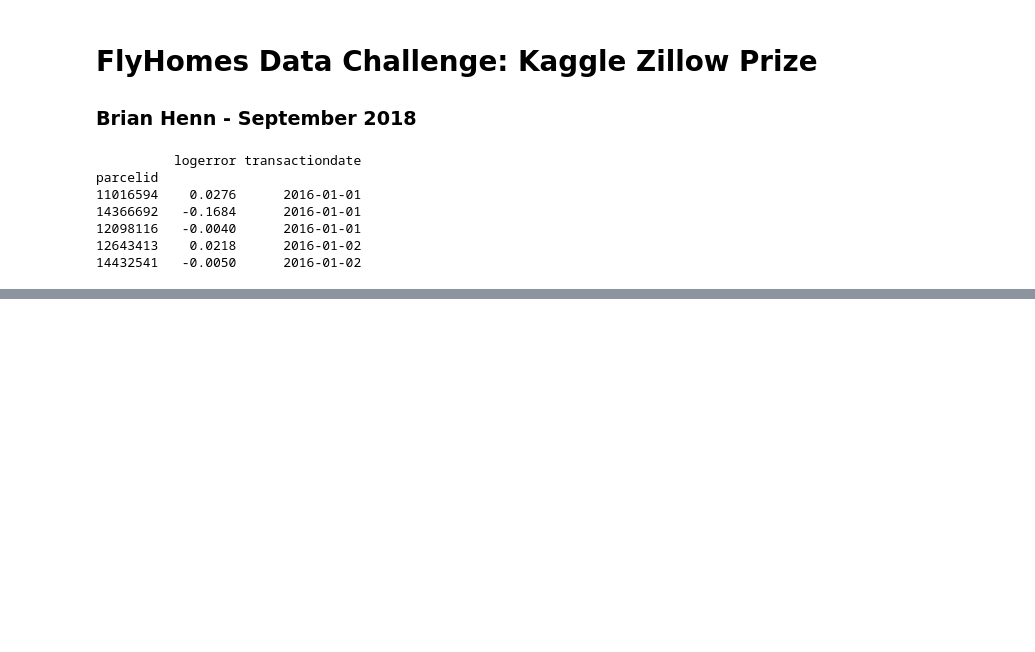
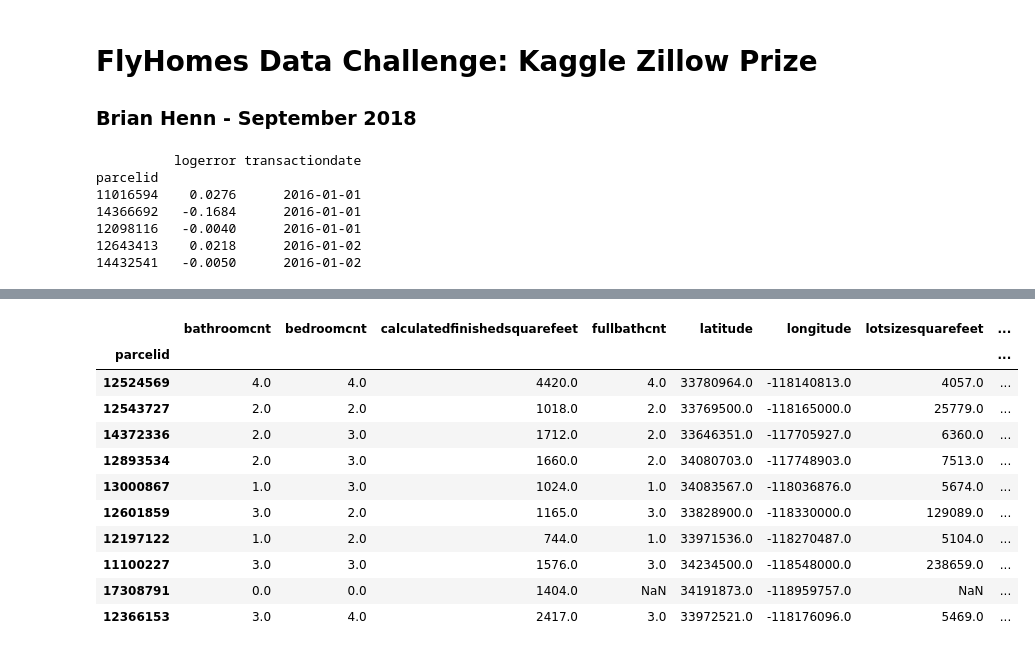
Before and after one commit to brianhenn/flyhomes-kaggle-zillow-challenge, a Jupyter notebook: Henn-Notebook-FlyHomes-Kaggle-Zillow.ipynb, the cells around one changed output, grey strips where cells are left out. Cells and saved outputs as stored; diff of their text form; code cells hidden in the pictures; blank space fills up the shorter version.

Commit message:
predictions output

```diff
--- a/Henn-Notebook-FlyHomes-Kaggle-Zillow.ipynb
+++ b/Henn-Notebook-FlyHomes-Kaggle-Zillow.ipynb
@@ -228,0 +381,23 @@ ax.plot(Y_test, Y_pred, 'b +')
+# %%
+# in order to make predictions for the full dataset, first load the model columns from the 2016 data
+
+raw_features_in_model = ['parcelid','bedroomcnt','bathroomcnt','calculatedfinishedsquarefeet','fullbathcnt',
+                         'latitude','longitude','lotsizesquarefeet','propertylandusetypeid',
+                         'regionidzip','yearbuilt','taxvaluedollarcnt']
+
+features_full_2016 = pd.read_csv(fname_features_2016, index_col=0, header=0, usecols=raw_features_in_model)
+# %%
+features_full_2016.sample(10)
+# %% [output]
+|  | bathroomcnt | bedroomcnt | calculatedfinishedsquarefeet | fullbathcnt | latitude | longitude | lotsizesquarefeet | ... |
+| parcelid |  |  |  |  |  |  |  | ... |
+| 12524569 | 4.0 | 4.0 | 4420.0 | 4.0 | 33780964.0 | -118140813.0 | 4057.0 | ... |
+| 12543727 | 2.0 | 2.0 | 1018.0 | 2.0 | 33769500.0 | -118165000.0 | 25779.0 | ... |
+| 14372336 | 2.0 | 3.0 | 1712.0 | 2.0 | 33646351.0 | -117705927.0 | 6360.0 | ... |
+| 12893534 | 2.0 | 3.0 | 1660.0 | 2.0 | 34080703.0 | -117748903.0 | 7513.0 | ... |
+| 13000867 | 1.0 | 3.0 | 1024.0 | 1.0 | 34083567.0 | -118036876.0 | 5674.0 | ... |
+| 12601859 | 3.0 | 2.0 | 1165.0 | 3.0 | 33828900.0 | -118330000.0 | 129089.0 | ... |
+| 12197122 | 1.0 | 2.0 | 744.0 | 1.0 | 33971536.0 | -118270487.0 | 5104.0 | ... |
+| 11100227 | 3.0 | 3.0 | 1576.0 | 3.0 | 34234500.0 | -118548000.0 | 238659.0 | ... |
+| 17308791 | 0.0 | 0.0 | 1404.0 | NaN | 34191873.0 | -118959757.0 | NaN | ... |
+| 12366153 | 3.0 | 4.0 | 2417.0 | 3.0 | 33972521.0 | -118176096.0 | 5469.0 | ... |
```
Also changed, not shown: parts of 18 cells of this notebook.
